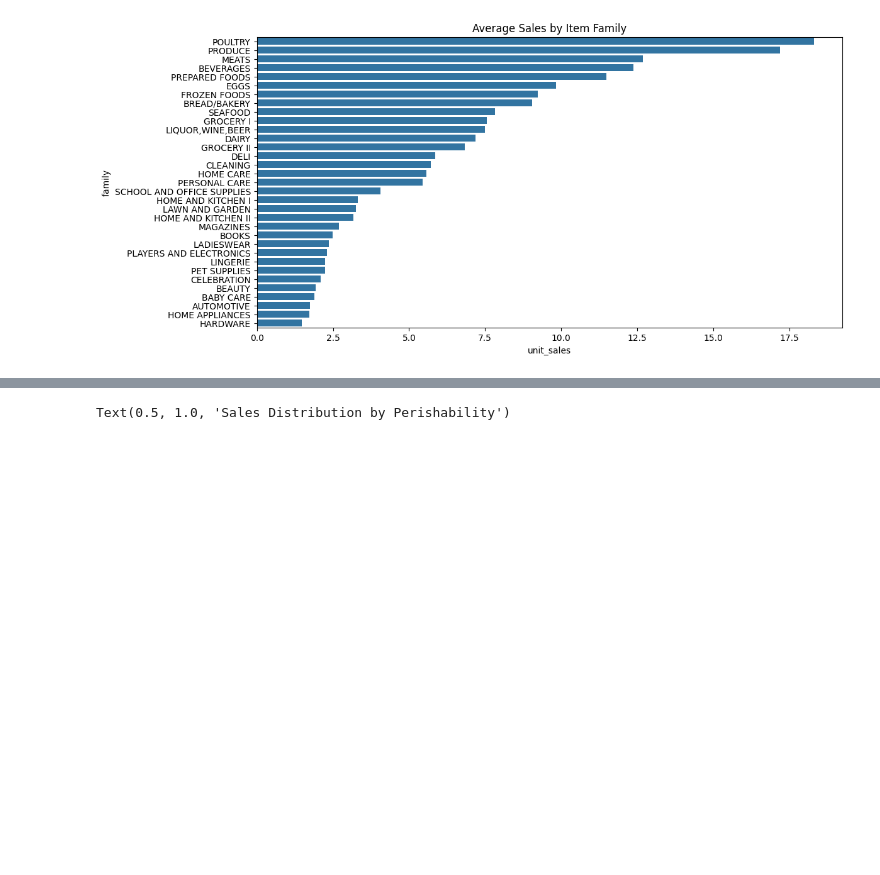
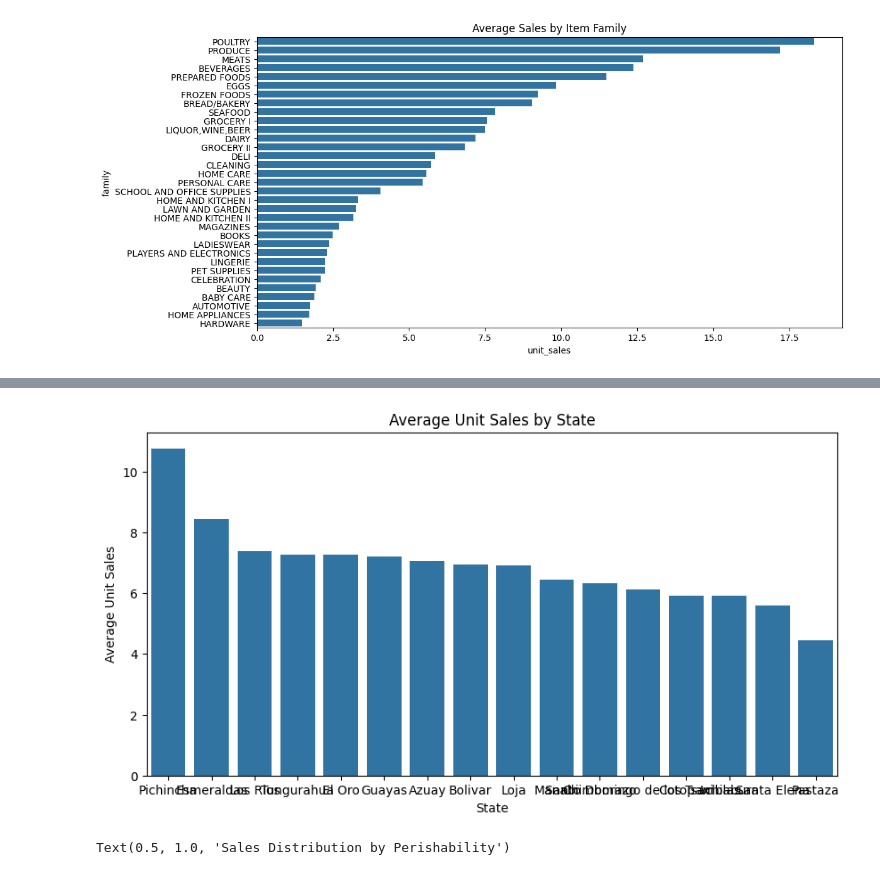
Before and after one commit to Neiw1/Grocery-Sales-Forecasting, a Jupyter notebook: eda.ipynb, the cells around one changed output, grey strips where cells are left out. Saved outputs shown, nothing was run; the diff lists cells and outputs as text; code cells hidden in the pictures; blank space fills up the shorter version.

```diff
--- a/eda.ipynb
+++ b/eda.ipynb
@@ -60,3 +71,15 @@ Text(0.5, 1.0, 'Average Sales by Item Family')
+# %%
+sales_by_state = df.groupby('state')['unit_sales'].mean().sort_values(ascending=False)
+
+# Plot sales by state
+plt.figure(figsize=(10,5))
+sns.barplot(x=sales_by_state.index, y=sales_by_state.values)
+plt.title('Average Unit Sales by State')
+plt.xlabel('State')
+plt.ylabel('Average Unit Sales')
+plt.show()
+# %% [output]
+[figure, added]
 # %%
 sns.boxplot(data=df, x='perishable', y='unit_sales')
 plt.title("Sales Distribution by Perishability")
```
Also changed, not shown: parts of 4 cells of this notebook.
